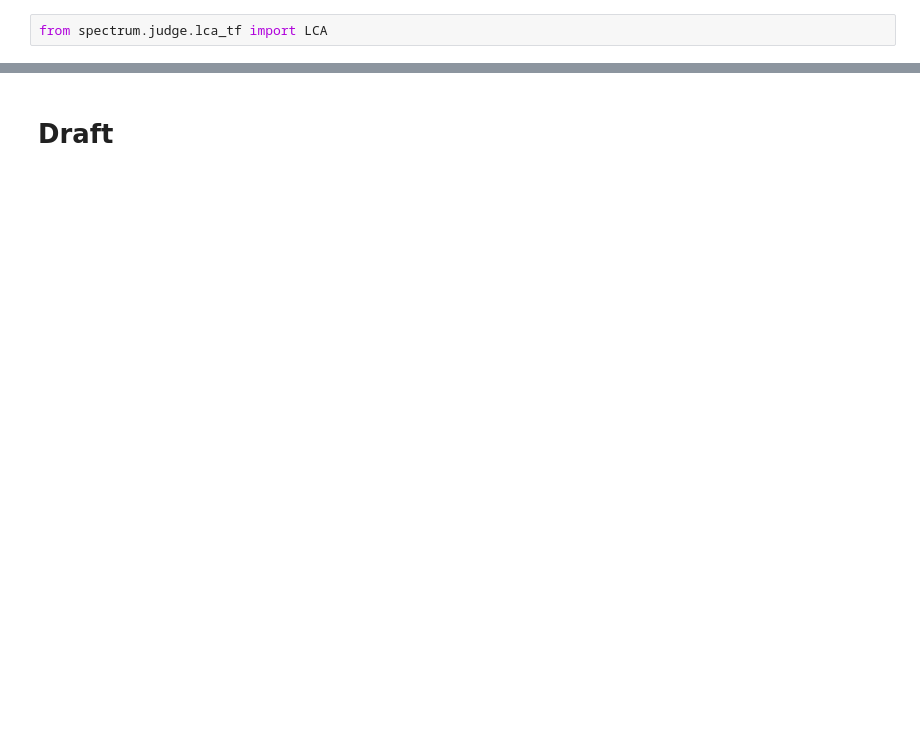
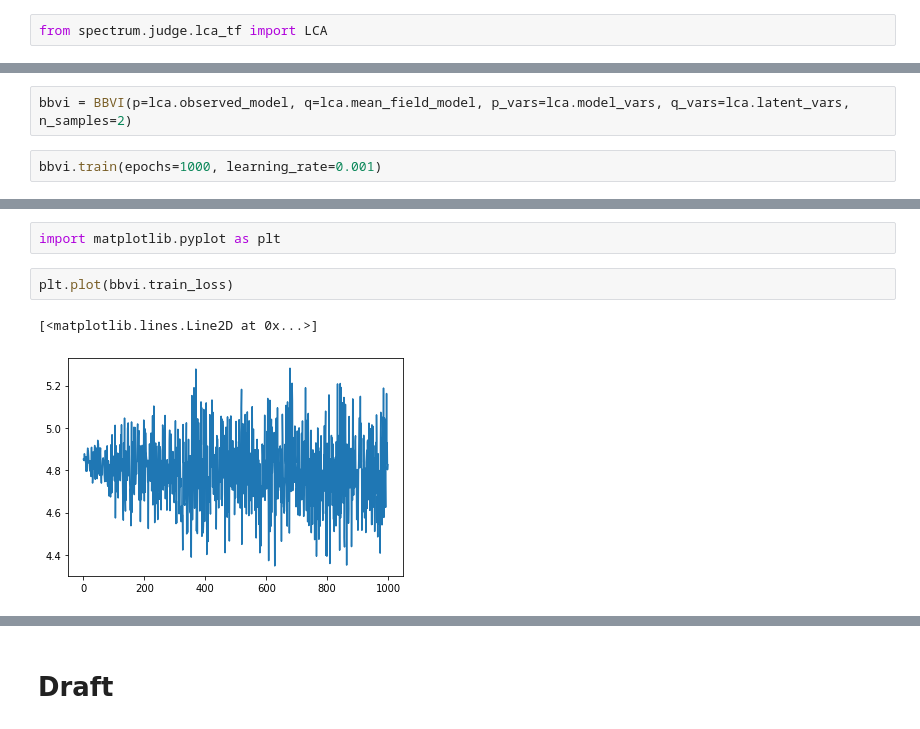
Before and after one commit to totucuong/spectrum, a Jupyter notebook: notebooks/05_lca_edward2.ipynb, the cells around one changed output, grey strips where cells are left out. Cells and saved outputs as stored; diff of their text form; blank space fills up the shorter version.

Commit message:
bbvi

```diff
--- a/notebooks/05_lca_edward2.ipynb
+++ b/notebooks/05_lca_edward2.ipynb
@@ -64,0 +52,4 @@ with ed.tape() as tape:
+# %%
+bbvi = BBVI(p=lca.observed_model, q=lca.mean_field_model, p_vars=lca.model_vars, q_vars=lca.latent_vars, n_samples=2)
+# %%
+bbvi.train(epochs=1000, learning_rate=0.001)
@@ -64,0 +67,7 @@ with ed.tape() as tape:
+# %%
+import matplotlib.pyplot as plt
+# %%
+plt.plot(bbvi.train_loss)
+# %% [output]
+[<matplotlib.lines.Line2D at 0x...>]
+[figure, added]
```
Also changed, not shown: parts of 50 cells of this notebook, 2 other files.
